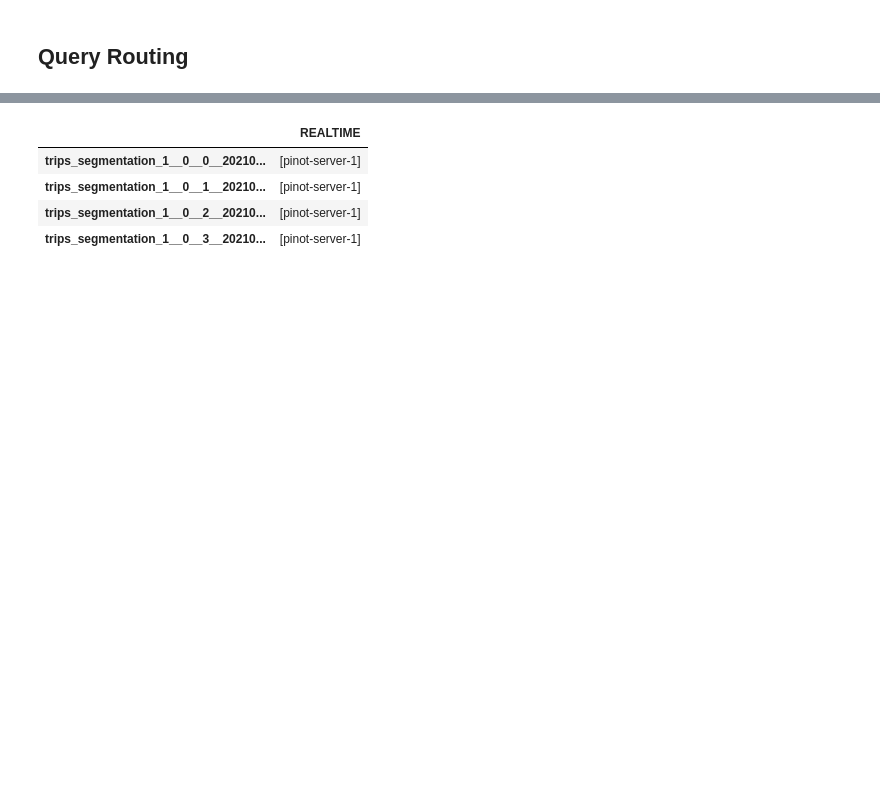
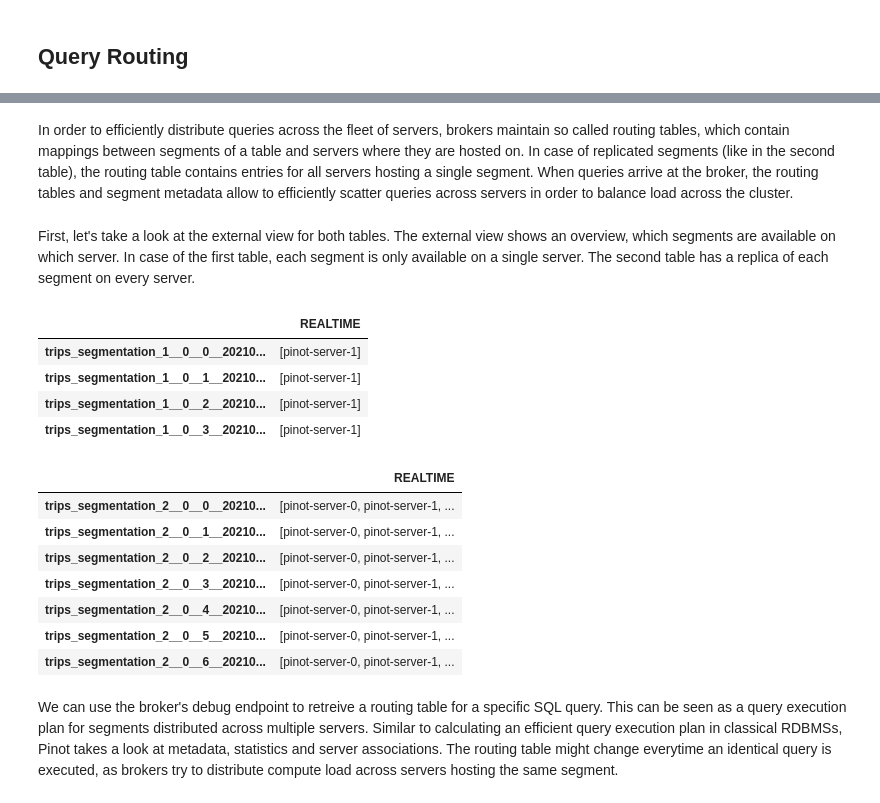
Before and after one commit to timebertt/adm-pinot, a Jupyter notebook: Segmentation.ipynb, the cells around one changed output, grey strips where cells are left out. Cells and saved outputs as stored; diff of their text form; code cells hidden in the pictures; blank space fills up the shorter version.

```diff
--- a/Segmentation.ipynb
+++ b/Segmentation.ipynb
@@ -288,3 +286,6 @@ Brokers are responsible for maintaining routing tables, which contain mappings b
+# %% [markdown]
+In order to efficiently distribute queries across the fleet of servers, brokers maintain so called routing tables, which contain mappings between segments of a table and servers where they are hosted on.
+In case of replicated segments (like in the second table), the routing table contains entries for all servers hosting a single segment. When queries arrive at the broker, the routing tables and segment metadata allow to efficiently scatter queries across servers in order to balance load across the cluster.
 # %%
 # some helpers for the upcoming examples
 def routing_table_for_query(query):
@@ -358,11 +359,3 @@ def external_view_for_table_dataframe(table):
                     ev_data[segment][table_type] = [server_name]
 
     return pd.DataFrame(ev_data).transpose()
-# %%
-external_view_for_table_dataframe("trips_segmentation_1")
-# %% [output]
-|  | REALTIME |
-| trips_segmentation_1__0__0__20210... | [pinot-server-1] |
-| trips_segmentation_1__0__1__20210... | [pinot-server-1] |
-| trips_segmentation_1__0__2__20210... | [pinot-server-1] |
-| trips_segmentation_1__0__3__20210... | [pinot-server-1] |
@@ -371,2 +362,24 @@ external_view_for_table_dataframe("trips_segmentation_2")
+# %% [markdown]
+First, let's take a look at the external view for both tables. The external view shows an overview, which segments are available on which server. In case of the first table, each segment is only available on a single server. The second table has a replica of each segment on every server.
+# %%
+display(external_view_for_table_dataframe("trips_segmentation_1"))
+display(external_view_for_table_dataframe("trips_segmentation_2"))
+# %% [output]
+|  | REALTIME |
+| trips_segmentation_1__0__0__20210... | [pinot-server-1] |
+| trips_segmentation_1__0__1__20210... | [pinot-server-1] |
+| trips_segmentation_1__0__2__20210... | [pinot-server-1] |
+| trips_segmentation_1__0__3__20210... | [pinot-server-1] |
+|  | REALTIME |
+| trips_segmentation_2__0__0__20210... | [pinot-server-0, pinot-server-1, ... |
+| trips_segmentation_2__0__1__20210... | [pinot-server-0, pinot-server-1, ... |
+| trips_segmentation_2__0__2__20210... | [pinot-server-0, pinot-server-1, ... |
+| trips_segmentation_2__0__3__20210... | [pinot-server-0, pinot-server-1, ... |
+| trips_segmentation_2__0__4__20210... | [pinot-server-0, pinot-server-1, ... |
+| trips_segmentation_2__0__5__20210... | [pinot-server-0, pinot-server-1, ... |
+| trips_segmentation_2__0__6__20210... | [pinot-server-0, pinot-server-1, ... |
+# %% [markdown]
+We can use the broker's debug endpoint to retreive a routing table for a specific SQL query. This can be seen as a query execution plan for segments distributed across multiple servers. Similar to calculating an efficient query execution plan in classical RDBMSs, Pinot takes a look at metadata, statistics and server associations.
+The routing table might change everytime an identical query is executed, as brokers try to distribute compute load across servers hosting the same segment.
 # %%
 routing_table_for_query_dataframe(query_for_trips_segmentation_1.replace("trips_segmentation_1", "trips_segmentation_1_REALTIME"))
```
Also changed, not shown: parts of 32 cells of this notebook, 1 other file.
